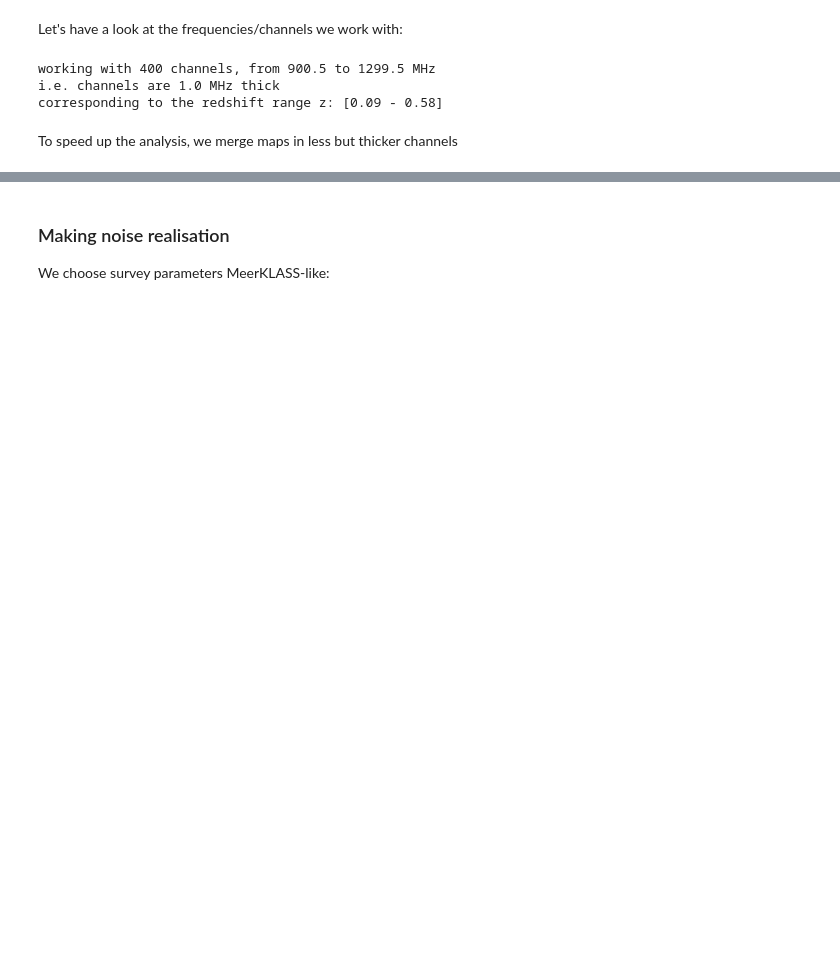
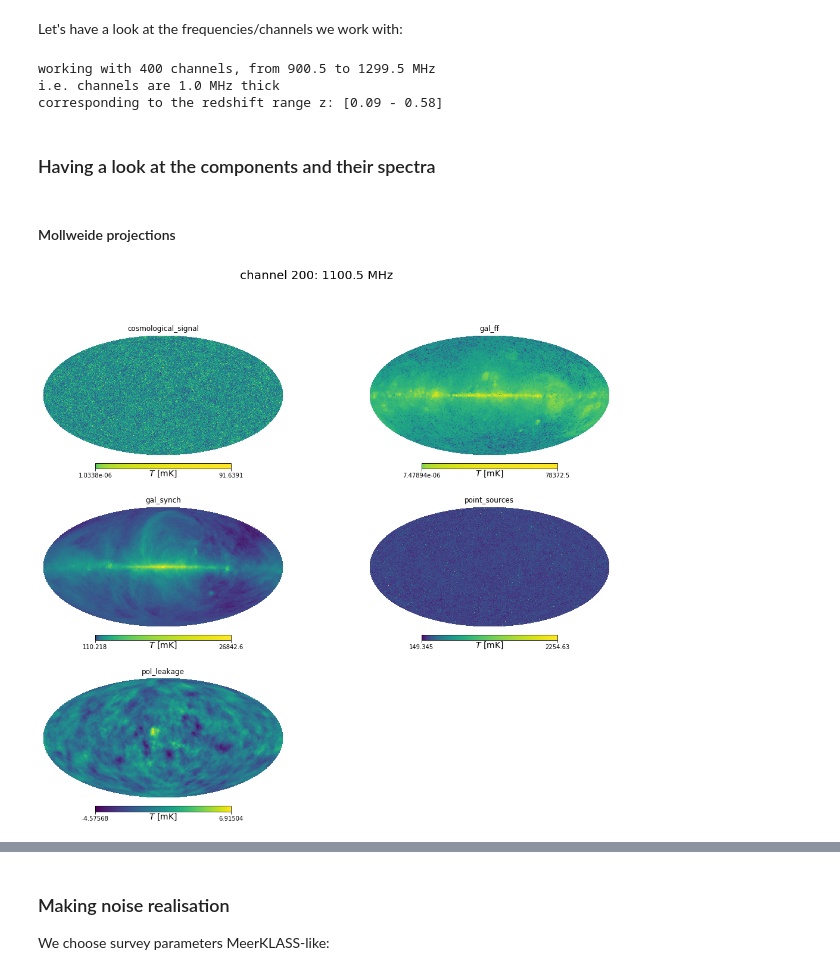
Before and after one commit to isab3lla/gmca4im, a Jupyter notebook: tut_1_preparation.ipynb, the cells around one changed output, grey strips where cells are left out. Saved outputs shown, nothing was run; the diff lists cells and outputs as text; code cells hidden in the pictures; blank space fills up the shorter version.

Commit message:
plots added

```diff
--- a/tut_1_preparation.ipynb
+++ b/tut_1_preparation.ipynb
@@ -36,2 +33,0 @@ file.keys()
-# %%
-components = ['cosmological_signal', 'gal_ff', 'gal_synch', 'point_sources', 'pol_leakage']
@@ -38,2 +39,5 @@ components = ['cosmological_signal', 'gal_ff', 'gal_synch', 'point_sources', 'po
+# %%
+# let's define a list with the components of the simulation
+components = list(file.keys()); components.remove('frequencies')
 # %% [markdown]
 Let's have a look at the frequencies/channels we work with:
@@ -47,5 +51,23 @@ print(f'corresponding to the redshift range z: [{min(nu0/nu_ch -1.0):.2f} - {max
 working with 400 channels, from 900.5 to 1299.5 MHz
 i.e. channels are 1.0 MHz thick
 corresponding to the redshift range z: [0.09 - 0.58]
-# %% [markdown]
-To speed up the analysis, we merge maps in less but thicker channels
+# %% [markdown]
+### Having a look at the components and their spectra
+# %% [markdown]
+#### Mollweide projections
+# %%
+# pick a channel number to image
+ich = 200
+
+fig = plt.figure(figsize=(18, 15))
+fig.suptitle(f'channel {ich}: {nu_ch[ich]} MHz',fontsize=20)
+
+i=1
+for c in components:
+    ax = fig.add_subplot(3,2,i)
+    N = 'log'
+    if c=='pol_leakage': N = 'linear'
+    hp.mollview(file[c][ich],title=c,unit=r'$T$ [mK]',norm=N,hold=True);
+    i+=1
+# %% [output]
+[figure, added]
```
Also changed, not shown: parts of 30 cells of this notebook.
